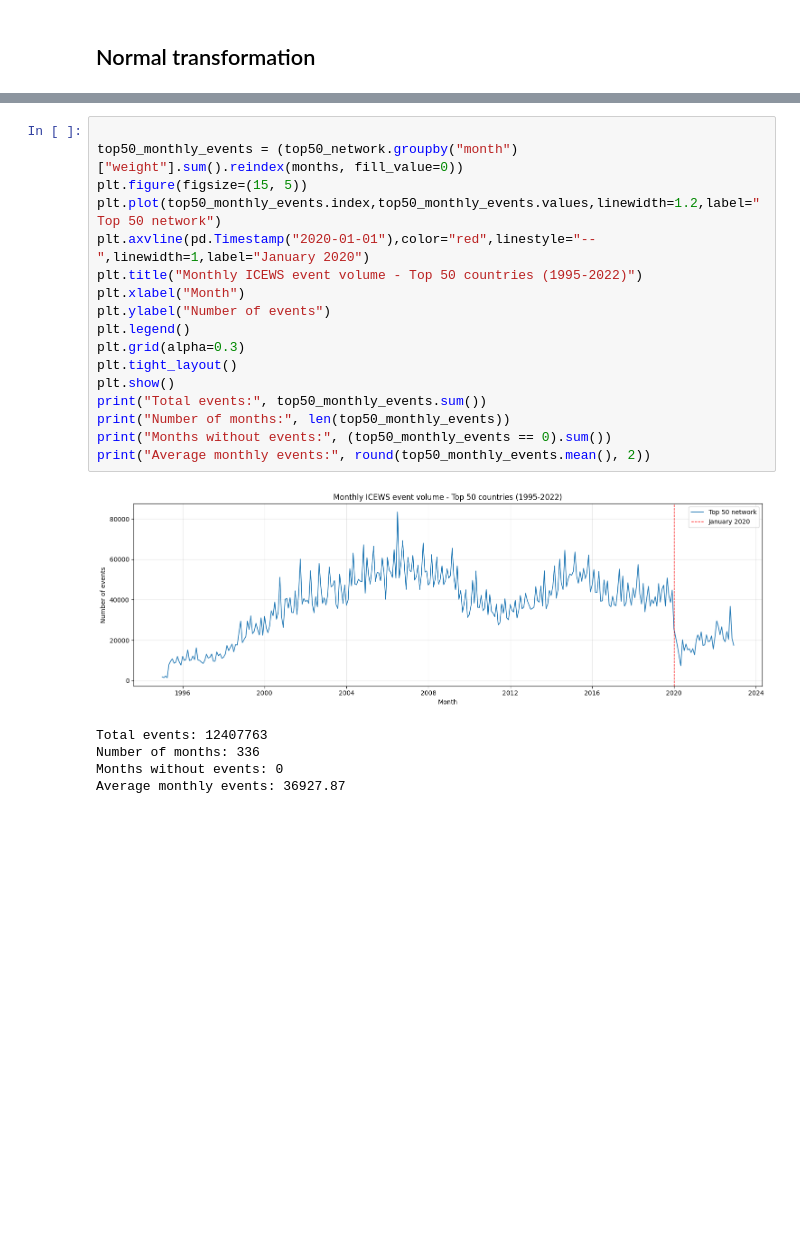
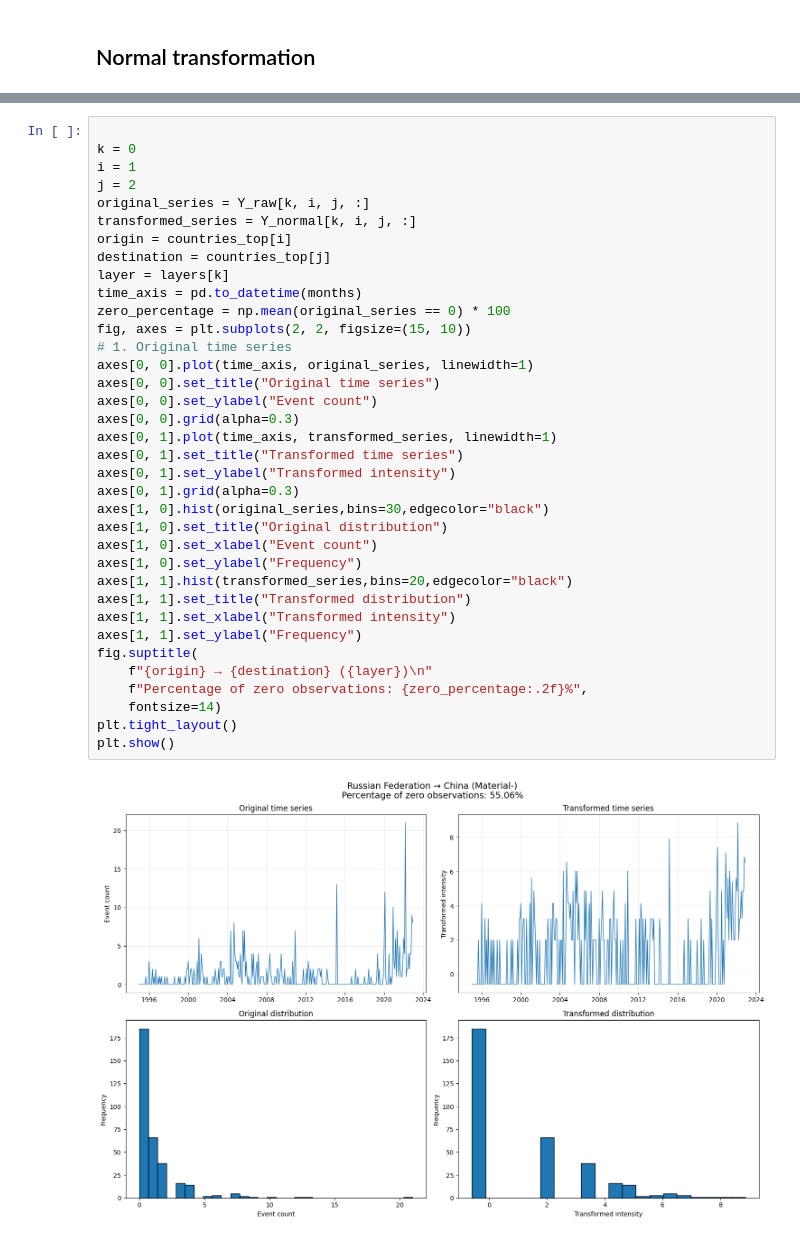
Before and after one commit to cnosa/blockregressiondynamicsnetwork, a Jupyter notebook: python/others/Hoff_2015_MultilinearTensorRegression/load_entire_data.ipynb, the cells around one changed output, grey strips where cells are left out. Drawn from its saved outputs; the diff is of its cells as text; blank space fills up the shorter version.

```diff
--- a/python/others/Hoff_2015_MultilinearTensorRegression/load_entire_data.ipynb
+++ b/python/others/Hoff_2015_MultilinearTensorRegression/load_entire_data.ipynb
@@ -398,23 +1105,38 @@ plt.show()
-# %%
-
-top50_monthly_events = (top50_network.groupby("month")["weight"].sum().reindex(months, fill_value=0))
-plt.figure(figsize=(15, 5))
-plt.plot(top50_monthly_events.index,top50_monthly_events.values,linewidth=1.2,label="Top 50 network")
-plt.axvline(pd.Timestamp("2020-01-01"),color="red",linestyle="--",linewidth=1,label="January 2020")
-plt.title("Monthly ICEWS event volume - Top 50 countries (1995-2022)")
-plt.xlabel("Month")
-plt.ylabel("Number of events")
-plt.legend()
-plt.grid(alpha=0.3)
-plt.tight_layout()
-plt.show()
-print("Total events:", top50_monthly_events.sum())
-print("Number of months:", len(top50_monthly_events))
-print("Months without events:", (top50_monthly_events == 0).sum())
-print("Average monthly events:", round(top50_monthly_events.mean(), 2))
-# %% [output]
-[figure, removed]
-Total events: 12407763
-Number of months: 336
-Months without events: 0
-Average monthly events: 36927.87
+# %%
+
+k = 0
+i = 1
+j = 2
+original_series = Y_raw[k, i, j, :]
+transformed_series = Y_normal[k, i, j, :]
+origin = countries_top[i]
+destination = countries_top[j]
+layer = layers[k]
+time_axis = pd.to_datetime(months)
+zero_percentage = np.mean(original_series == 0) * 100
+fig, axes = plt.subplots(2, 2, figsize=(15, 10))
+# 1. Original time series
+axes[0, 0].plot(time_axis, original_series, linewidth=1)
+axes[0, 0].set_title("Original time series")
+axes[0, 0].set_ylabel("Event count")
+axes[0, 0].grid(alpha=0.3)
+axes[0, 1].plot(time_axis, transformed_series, linewidth=1)
+axes[0, 1].set_title("Transformed time series")
+axes[0, 1].set_ylabel("Transformed intensity")
+axes[0, 1].grid(alpha=0.3)
+axes[1, 0].hist(original_series,bins=30,edgecolor="black")
+axes[1, 0].set_title("Original distribution")
+axes[1, 0].set_xlabel("Event count")
+axes[1, 0].set_ylabel("Frequency")
+axes[1, 1].hist(transformed_series,bins=20,edgecolor="black")
+axes[1, 1].set_title("Transformed distribution")
+axes[1, 1].set_xlabel("Transformed intensity")
+axes[1, 1].set_ylabel("Frequency")
+fig.suptitle(
+    f"{origin} → {destination} ({layer})\n"
+    f"Percentage of zero observations: {zero_percentage:.2f}%",
+    fontsize=14)
+plt.tight_layout()
+plt.show()
+# %% [output]
+[figure, added]
```
Also changed, not shown: parts of 6 cells of this notebook, 27 other files.
